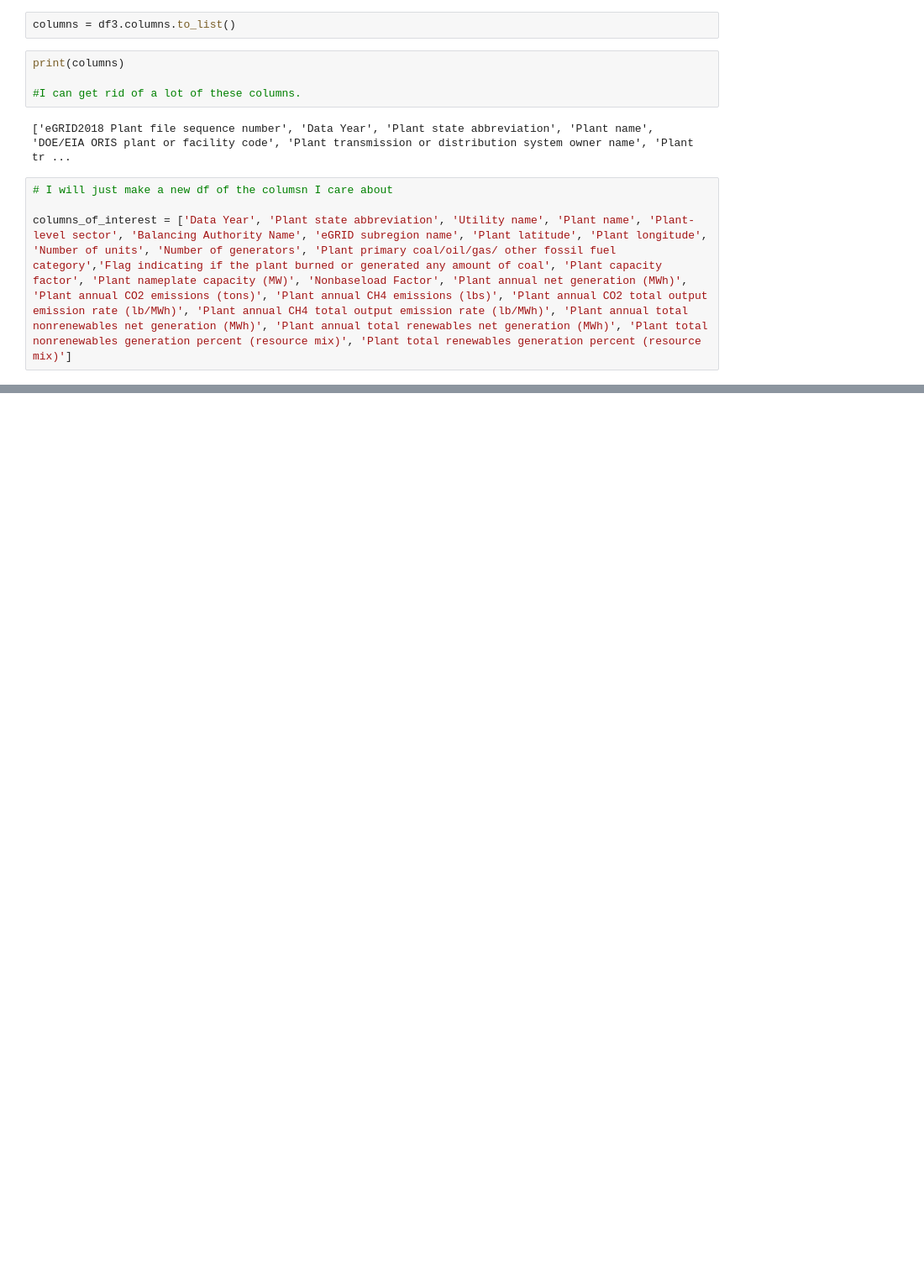
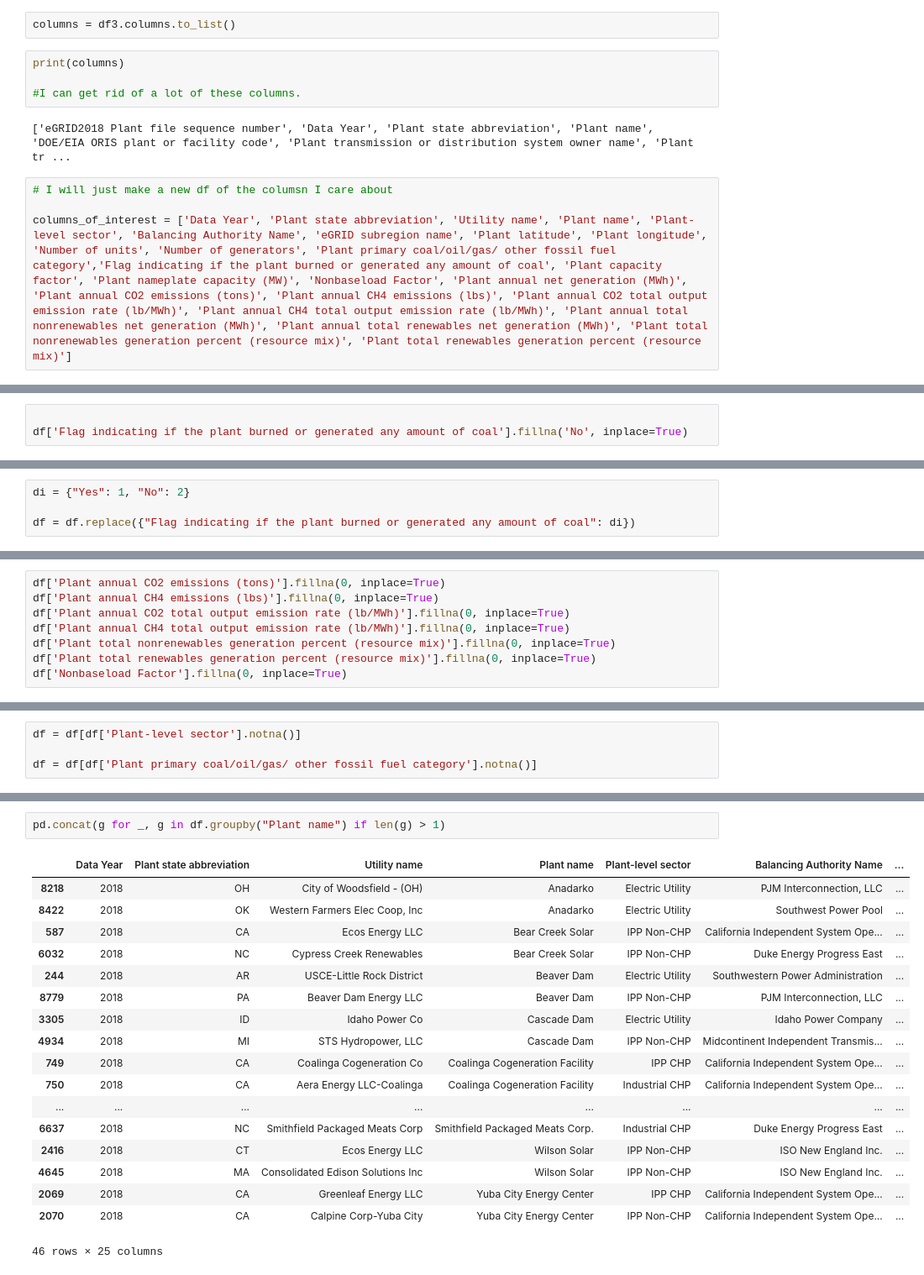
Before and after one commit to Supernerd1000/CapstoneTwo, a Jupyter notebook: CO2_Prediction_Model.ipynb, the cells around one changed output, grey strips where cells are left out. Shown at 84% size. Cells and saved outputs as stored; diff of their text form; blank space fills up the shorter version.

Commit message:
Add files via upload
This is after Data Wrangling stage

```diff
--- a/CO2_Prediction_Model.ipynb
+++ b/CO2_Prediction_Model.ipynb
@@ -191,0 +328,3 @@ print(df3.head())
+# %%
+
+df['Flag indicating if the plant burned or generated any amount of coal'].fillna('No', inplace=True)
@@ -191,0 +337,4 @@ print(df3.head())
+# %%
+di = {"Yes": 1, "No": 2}
+
+df = df.replace({"Flag indicating if the plant burned or generated any amount of coal": di})
@@ -191,0 +347,8 @@ print(df3.head())
+# %%
+df['Plant annual CO2 emissions (tons)'].fillna(0, inplace=True)
+df['Plant annual CH4 emissions (lbs)'].fillna(0, inplace=True)
+df['Plant annual CO2 total output emission rate (lb/MWh)'].fillna(0, inplace=True)
+df['Plant annual CH4 total output emission rate (lb/MWh)'].fillna(0, inplace=True)
+df['Plant total nonrenewables generation percent (resource mix)'].fillna(0, inplace=True)
+df['Plant total renewables generation percent (resource mix)'].fillna(0, inplace=True)
+df['Nonbaseload Factor'].fillna(0, inplace=True)
@@ -191,0 +390,4 @@ print(df3.head())
+# %%
+df = df[df['Plant-level sector'].notna()]
+
+df = df[df['Plant primary coal/oil/gas/ other fossil fuel category'].notna()]
@@ -191,0 +467,21 @@ print(df3.head())
+# %%
+pd.concat(g for _, g in df.groupby("Plant name") if len(g) > 1)
+# %% [output]
+|  | Data Year | Plant state abbreviation | Utility name | Plant name | Plant-level sector | Balancing Authority Name | ... |
+| 8218 | 2018 | OH | City of Woodsfield - (OH) | Anadarko | Electric Utility | PJM Interconnection, LLC | ... |
+| 8422 | 2018 | OK | Western Farmers Elec Coop, Inc | Anadarko | Electric Utility | Southwest Power Pool | ... |
+| 587 | 2018 | CA | Ecos Energy LLC | Bear Creek Solar | IPP Non-CHP | California Independent System Ope... | ... |
+| 6032 | 2018 | NC | Cypress Creek Renewables | Bear Creek Solar | IPP Non-CHP | Duke Energy Progress East | ... |
+| 244 | 2018 | AR | USCE-Little Rock District | Beaver Dam | Electric Utility | Southwestern Power Administration | ... |
+| 8779 | 2018 | PA | Beaver Dam Energy LLC | Beaver Dam | IPP Non-CHP | PJM Interconnection, LLC | ... |
+| 3305 | 2018 | ID | Idaho Power Co | Cascade Dam | Electric Utility | Idaho Power Company | ... |
+| 4934 | 2018 | MI | STS Hydropower, LLC | Cascade Dam | IPP Non-CHP | Midcontinent Independent Transmis... | ... |
+| 749 | 2018 | CA | Coalinga Cogeneration Co | Coalinga Cogeneration Facility | IPP CHP | California Independent System Ope... | ... |
+| 750 | 2018 | CA | Aera Energy LLC-Coalinga | Coalinga Cogeneration Facility | Industrial CHP | California Independent System Ope... | ... |
+| ... | ... | ... | ... | ... | ... | ... | ... |
+| 6637 | 2018 | NC | Smithfield Packaged Meats Corp | Smithfield Packaged Meats Corp. | Industrial CHP | Duke Energy Progress East | ... |
+| 2416 | 2018 | CT | Ecos Energy LLC | Wilson Solar | IPP Non-CHP | ISO New England Inc. | ... |
+| 4645 | 2018 | MA | Consolidated Edison Solutions Inc | Wilson Solar | IPP Non-CHP | ISO New England Inc. | ... |
+| 2069 | 2018 | CA | Greenleaf Energy LLC | Yuba City Energy Center | IPP CHP | California Independent System Ope... | ... |
+| 2070 | 2018 | CA | Calpine Corp-Yuba City | Yuba City Energy Center | IPP Non-CHP | California Independent System Ope... | ... |
+46 rows × 25 columns
```
Also changed, not shown: parts of 20 cells of this notebook.
